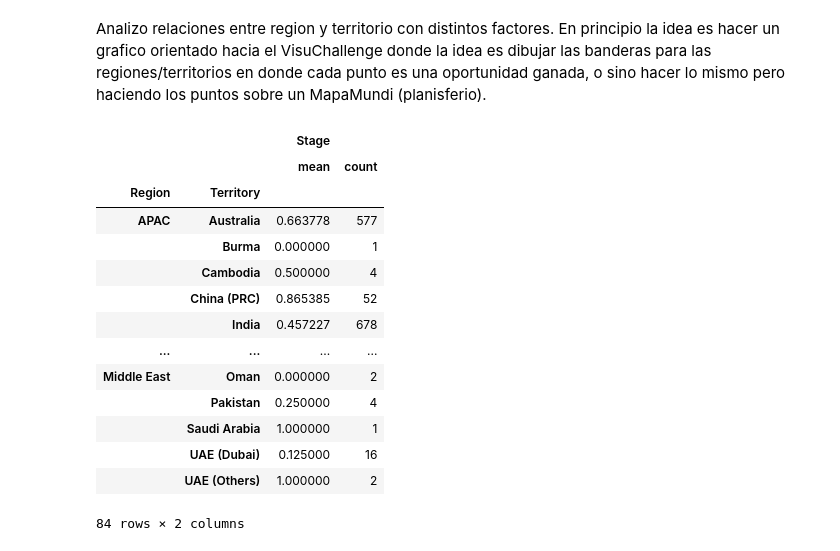
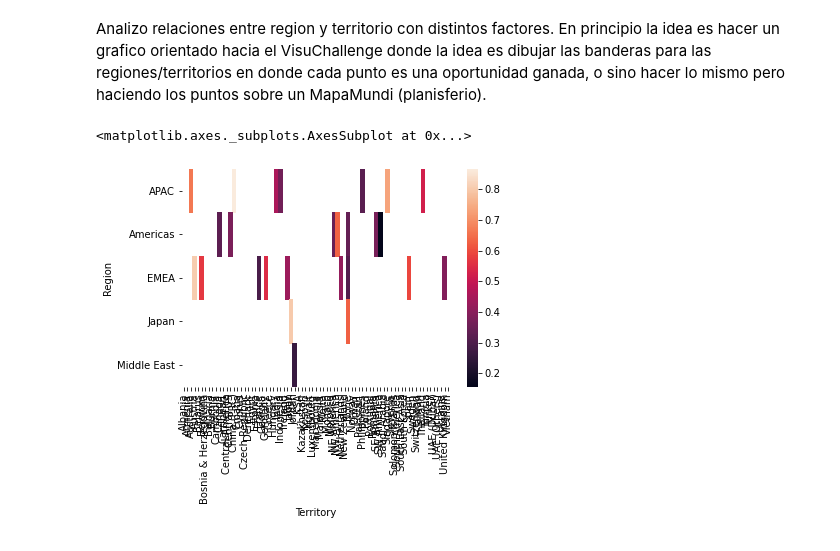
Before and after one commit to RiedelNicolas/75.06-2C2020-TP1, a Jupyter notebook: RegionAndTerritory.ipynb, the cells around one changed output. Cells and saved outputs as stored; diff of their text form; code cells hidden in the pictures.

```diff
--- a/RegionAndTerritory.ipynb
+++ b/RegionAndTerritory.ipynb
@@ -7,29 +7,19 @@ los puntos sobre un MapaMundi (planisferio).
 # %%
 import pandas as pd
 import seaborn as sns
 
 data = pd.read_csv('Entrenamieto_ECI_2020.csv')
 data.drop_duplicates(subset='Opportunity_ID', inplace=True)
 
 regions = data[['Region', 'Territory', 'Stage']]
 regions = regions[regions['Stage'].isin(['Closed Won', 'Closed Lost'])]
 regions.replace(['Closed Won', 'Closed Lost'], [1, 0], inplace=True)
-regionsStats = regions.groupby(['Region', 'Territory']).agg({'Stage':['mean', 'count']})
+regionsStats = regions.groupby(['Region', 'Territory']).agg({'Stage':['mean', 'count']}).unstack()
+regionsStats = regionsStats[regionsStats[('Stage', 'count')] > 50]
+regionsStats = regionsStats[('Stage', 'mean')]
 
-regionsStats
+
+sns.heatmap(data=regionsStats, yticklabels=True, xticklabels=True)
 # %% [output]
-|  |  | Stage |  |
-|  |  | mean | count |
-| Region | Territory |  |  |
-| APAC | Australia | 0.663778 | 577 |
-|  | Burma | 0.000000 | 1 |
-|  | Cambodia | 0.500000 | 4 |
-|  | China (PRC) | 0.865385 | 52 |
-|  | India | 0.457227 | 678 |
-| ... | ... | ... | ... |
-| Middle East | Oman | 0.000000 | 2 |
-|  | Pakistan | 0.250000 | 4 |
-|  | Saudi Arabia | 1.000000 | 1 |
-|  | UAE (Dubai) | 0.125000 | 16 |
-|  | UAE (Others) | 1.000000 | 2 |
-84 rows × 2 columns
+<matplotlib.axes._subplots.AxesSubplot at 0x...>
+[figure, added]
```
Also changed, not shown: 1 other file.
